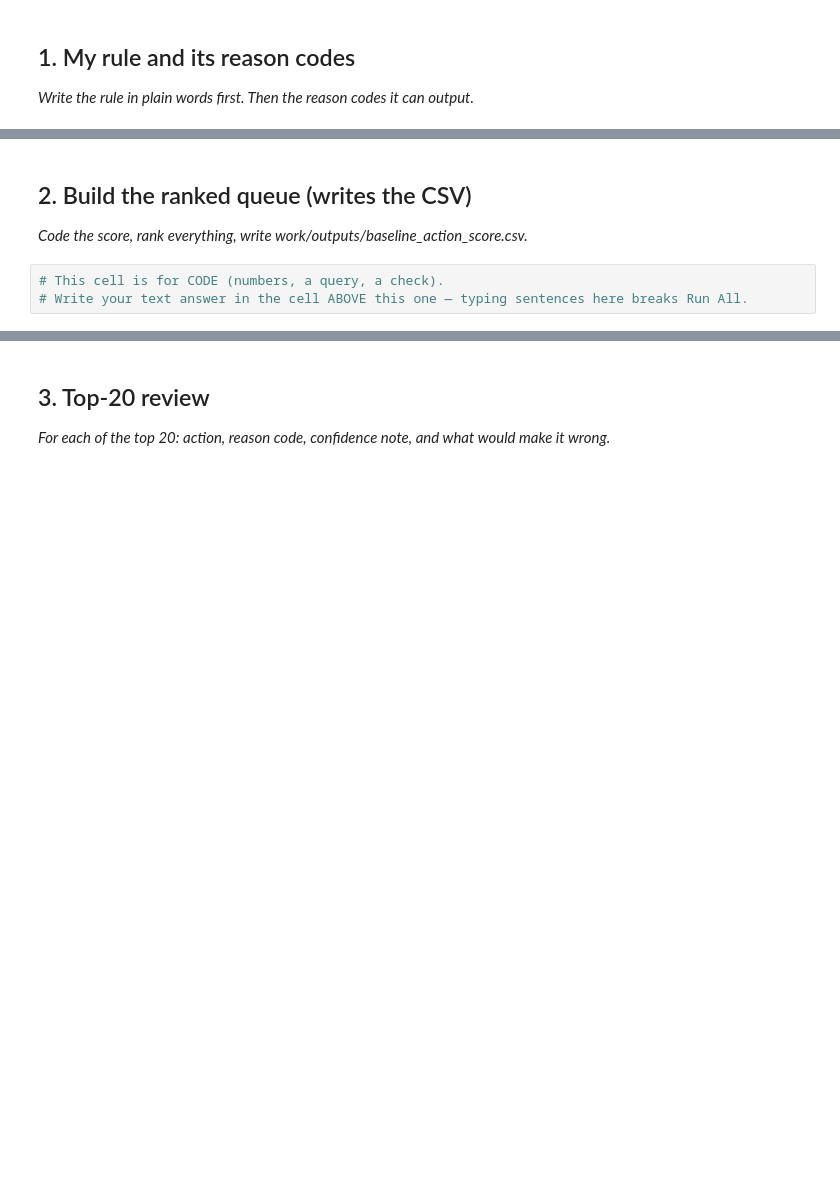
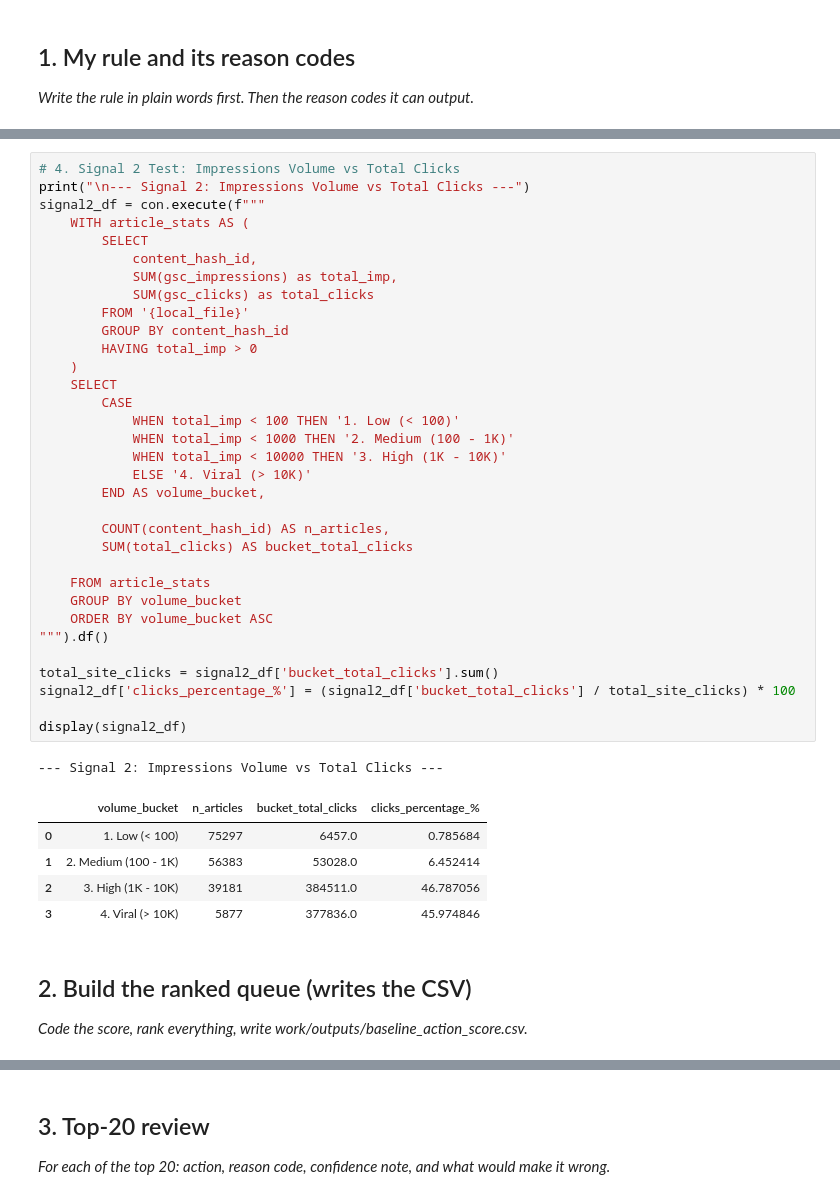
Before and after one commit to Mahmoud-Beram/flyrank-ml-internship, a Jupyter notebook: work/notebooks/w04_baseline_score.ipynb, the cells around one changed output, grey strips where cells are left out. Cells and saved outputs as stored; diff of their text form; blank space fills up the shorter version.

```diff
--- a/work/notebooks/w04_baseline_score.ipynb
+++ b/work/notebooks/w04_baseline_score.ipynb
@@ -16,7 +80,44 @@ This skeleton is yours to fill. Work the sections **in order** — each one has
+# %%
+# 4. Signal 2 Test: Impressions Volume vs Total Clicks
+print("\n--- Signal 2: Impressions Volume vs Total Clicks ---")
+signal2_df = con.execute(f"""
+    WITH article_stats AS (
+        SELECT
+            content_hash_id,
+            SUM(gsc_impressions) as total_imp,
+            SUM(gsc_clicks) as total_clicks
+        FROM '{local_file}'
+        GROUP BY content_hash_id
+        HAVING total_imp > 0
+    )
+    SELECT
+        CASE
+            WHEN total_imp < 100 THEN '1. Low (< 100)'
+            WHEN total_imp < 1000 THEN '2. Medium (100 - 1K)'
+            WHEN total_imp < 10000 THEN '3. High (1K - 10K)'
+            ELSE '4. Viral (> 10K)'
+        END AS volume_bucket,
+
+        COUNT(content_hash_id) AS n_articles,
+        SUM(total_clicks) AS bucket_total_clicks
+
+    FROM article_stats
+    GROUP BY volume_bucket
+    ORDER BY volume_bucket ASC
+""").df()
+
+total_site_clicks = signal2_df['bucket_total_clicks'].sum()
+signal2_df['clicks_percentage_%'] = (signal2_df['bucket_total_clicks'] / total_site_clicks) * 100
+
+display(signal2_df)
+# %% [output]
+--- Signal 2: Impressions Volume vs Total Clicks ---
+|  | volume_bucket | n_articles | bucket_total_clicks | clicks_percentage_% |
+| 0 | 1. Low (< 100) | 75297 | 6457.0 | 0.785684 |
+| 1 | 2. Medium (100 - 1K) | 56383 | 53028.0 | 6.452414 |
+| 2 | 3. High (1K - 10K) | 39181 | 384511.0 | 46.787056 |
+| 3 | 4. Viral (> 10K) | 5877 | 377836.0 | 45.974846 |
 # %% [markdown]
 ## 2. Build the ranked queue (writes the CSV)
 
 *Code the score, rank everything, write work/outputs/baseline_action_score.csv.*
-# %%
-# This cell is for CODE (numbers, a query, a check).
-# Write your text answer in the cell ABOVE this one — typing sentences here breaks Run All.
```
Also changed, not shown: parts of 6 cells of this notebook.
